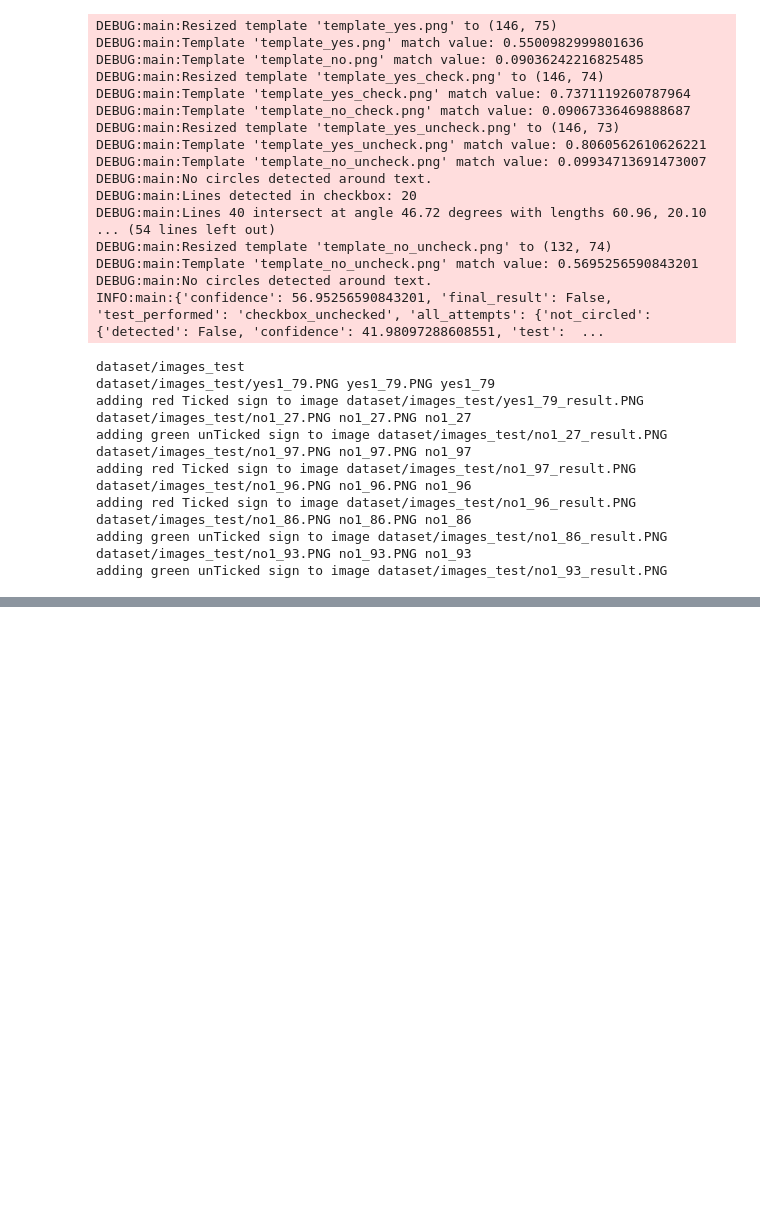
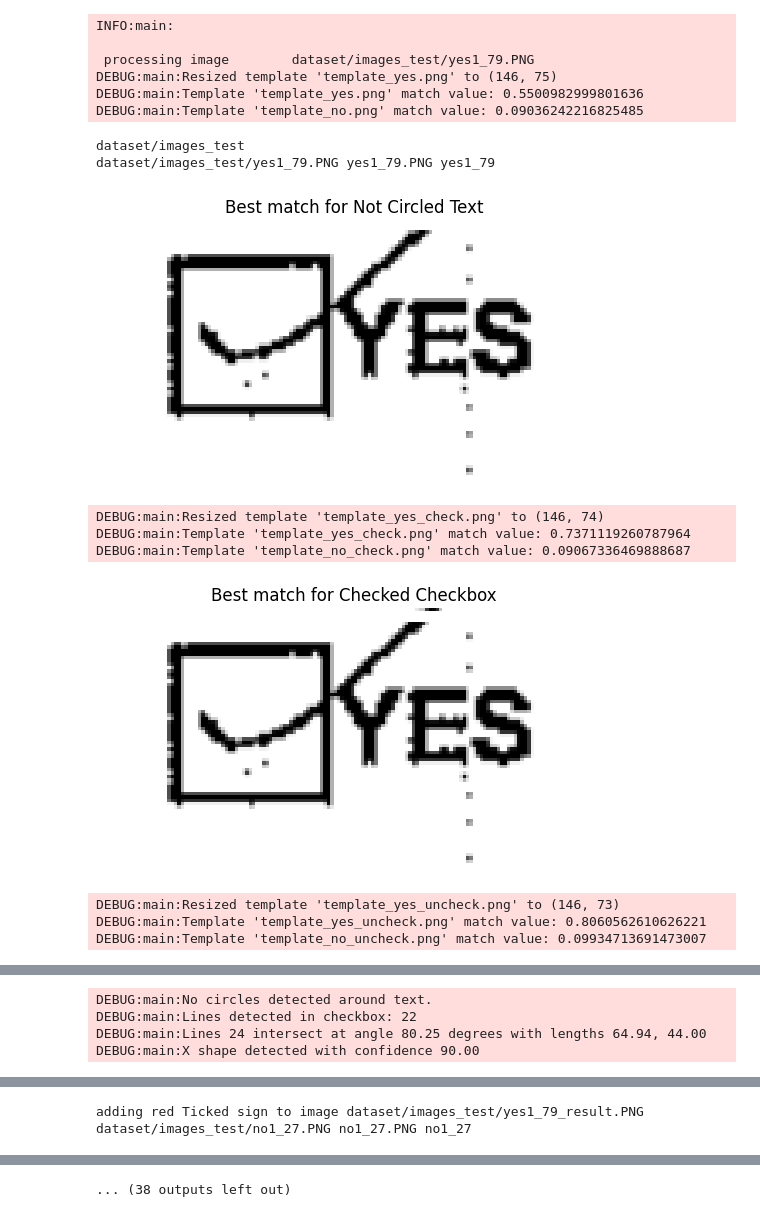
Before and after one commit to bruvio/image_detection, a Jupyter notebook: notebook.ipynb, the cells around one changed output, grey strips where cells are left out. Cells and saved outputs as stored; diff of their text form; code cells hidden in the pictures; blank space fills up the shorter version.

```diff
--- a/notebook.ipynb
+++ b/notebook.ipynb
@@ -48,7 +48,7 @@ def list_files_in_folder(folder_path, ext=None):
 
 threshold = 60  # Set your desired threshold
 
-show_plots = False
+show_plots = True
 
 image_paths = list_files_in_folder(folder,ext="PNG")
 
@@ -74,55 +74,41 @@ for file_name in image_paths:
         original = image.copy()
         # tick_detected, bbox, detection_info = detect_ticked_box_with_visualization_and_control(full_file_path,debug=True,check_box=True,check_circles=True,show_plots=True)
         # tick_detected, detection_info = detect_selection(full_file_path, check_checkbox=True, check_circle=True, show_plots=True)
         # tick_detected, detection_info = detect_selection(full_file_path, check_checkbox=True, check_circle=True, show_plots=True)
         result = process_image(full_file_path, threshold=threshold, show_plots=show_plots)
         LOGGER.info(result)
         tick_detected = result['final_result']
         # tick_detected, detection_info = detect_selection_template(full_file_path, check_checkbox=True, check_circle=True, show_plots=False)
         # print("checking response confidence")
         # if tick_detected:
         # confidence = compute_confidence(detection_info)
         # print(f"Tick mark detected with confidence: {confidence}%")
         # else:
             # print("No tick mark detected, no confidence value avail")
 
         # Save the resulting images with green or red text
         if tick_detected:
             print(f"adding red Ticked sign to image {folder}/{name}_result.PNG")
             cv2.putText(original, "Ticked", (10, 30), cv2.FONT_HERSHEY_SIMPLEX, 1, (0, 0, 255), 2)
             cv2.imwrite(f'{folder}/{name}_result.PNG', original)
         else:
             print(f"adding green unTicked sign to image {folder}/{name}_result.PNG")
             cv2.putText(original, "Not Ticked", (10, 30), cv2.FONT_HERSHEY_SIMPLEX, 1, (0, 255, 0), 2)
             cv2.imwrite(f'{folder}/{name}_result.PNG', original)
 # %% [output]
+INFO:main:
+
+ processing image        dataset/images_test/yes1_79.PNG
 DEBUG:main:Resized template 'template_yes.png' to (146, 75)
 DEBUG:main:Template 'template_yes.png' match value: 0.5500982999801636
 DEBUG:main:Template 'template_no.png' match value: 0.09036242216825485
-DEBUG:main:Resized template 'template_yes_check.png' to (146, 74)
-DEBUG:main:Template 'template_yes_check.png' match value: 0.7371119260787964
-DEBUG:main:Template 'template_no_check.png' match value: 0.09067336469888687
-DEBUG:main:Resized template 'template_yes_uncheck.png' to (146, 73)
-DEBUG:main:Template 'template_yes_uncheck.png' match value: 0.8060562610626221
-DEBUG:main:Template 'template_no_uncheck.png' match value: 0.09934713691473007
-DEBUG:main:No circles detected around text.
-DEBUG:main:Lines detected in checkbox: 20
-DEBUG:main:Lines 40 intersect at angle 46.72 degrees with lengths 60.96, 20.10
-... (54 lines left out)
-DEBUG:main:Resized template 'template_no_uncheck.png' to (132, 74)
-DEBUG:main:Template 'template_no_uncheck.png' match value: 0.5695256590843201
-DEBUG:main:No circles detected around text.
-INFO:main:{'confidence': 56.95256590843201, 'final_result': False, 'test_performed': 'checkbox_unchecked', 'all_attempts': {'not_circled': {'detected': False, 'confidence': 41.98097288608551, 'test':  ...
 dataset/images_test
 dataset/images_test/yes1_79.PNG yes1_79.PNG yes1_79
-adding red Ticked sign to image dataset/images_test/yes1_79_result.PNG
-dataset/images_test/no1_27.PNG no1_27.PNG no1_27
-adding green unTicked sign to image dataset/images_test/no1_27_result.PNG
-dataset/images_test/no1_97.PNG no1_97.PNG no1_97
-adding red Ticked sign to image dataset/images_test/no1_97_result.PNG
-dataset/images_test/no1_96.PNG no1_96.PNG no1_96
-adding red Ticked sign to image dataset/images_test/no1_96_result.PNG
-dataset/images_test/no1_86.PNG no1_86.PNG no1_86
-adding green unTicked sign to image dataset/images_test/no1_86_result.PNG
-dataset/images_test/no1_93.PNG no1_93.PNG no1_93
-adding green unTicked sign to image dataset/images_test/no1_93_result.PNG
+[figure, added]
+DEBUG:main:Resized template 'template_yes_check.png' to (146, 74)
+DEBUG:main:Template 'template_yes_check.png' match value: 0.7371119260787964
+DEBUG:main:Template 'template_no_check.png' match value: 0.09067336469888687
+[figure, added]
+DEBUG:main:Resized template 'template_yes_uncheck.png' to (146, 73)
+DEBUG:main:Template 'template_yes_uncheck.png' match value: 0.8060562610626221
+DEBUG:main:Template 'template_no_uncheck.png' match value: 0.09934713691473007
@@ -128,0 +116,4 @@ adding green unTicked sign to image dataset/images_test/no1_93_result.PNG
+DEBUG:main:No circles detected around text.
+DEBUG:main:Lines detected in checkbox: 22
+DEBUG:main:Lines 24 intersect at angle 80.25 degrees with lengths 64.94, 44.00
+DEBUG:main:X shape detected with confidence 90.00
@@ -128,0 +128,2 @@ adding green unTicked sign to image dataset/images_test/no1_93_result.PNG
+adding red Ticked sign to image dataset/images_test/yes1_79_result.PNG
+dataset/images_test/no1_27.PNG no1_27.PNG no1_27
@@ -129,3 +131,4 @@ adding green unTicked sign to image dataset/images_test/no1_93_result.PNG
+... (38 outputs left out)
 # %%
 # epsilon_values = [0.01, 0.02, 0.03, 0.05]
 
```
Also changed, not shown: parts of 1 cell of this notebook, 1 other file.
